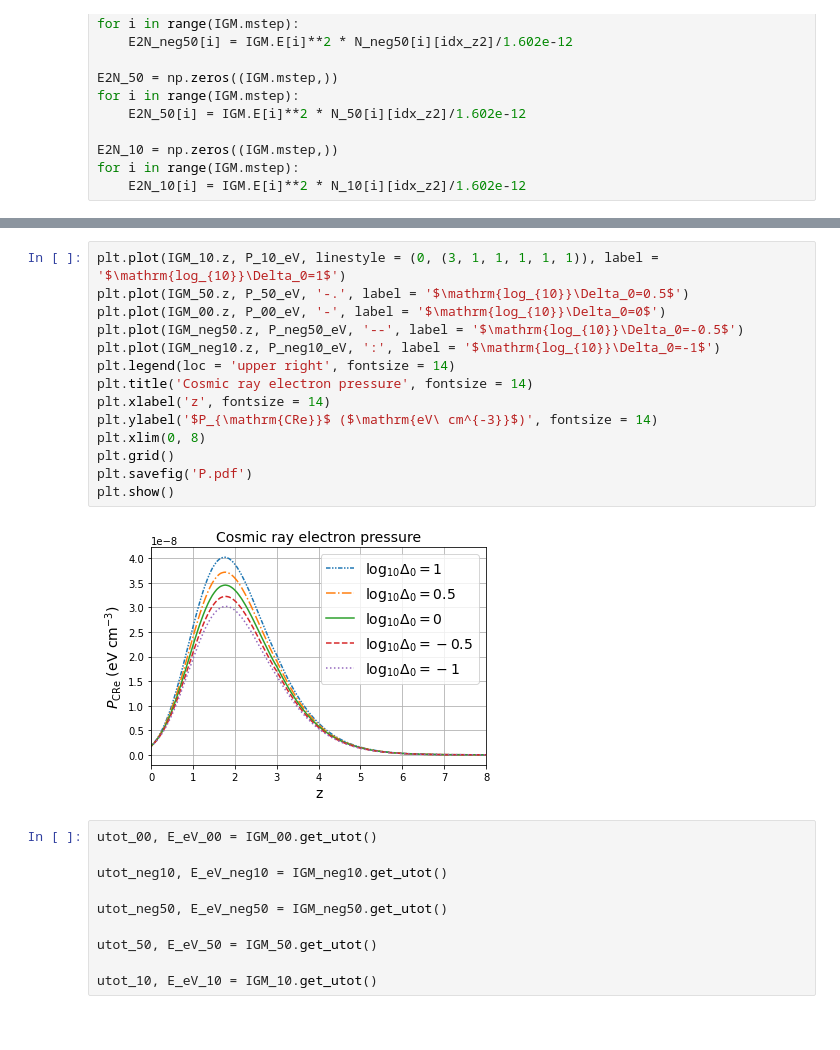
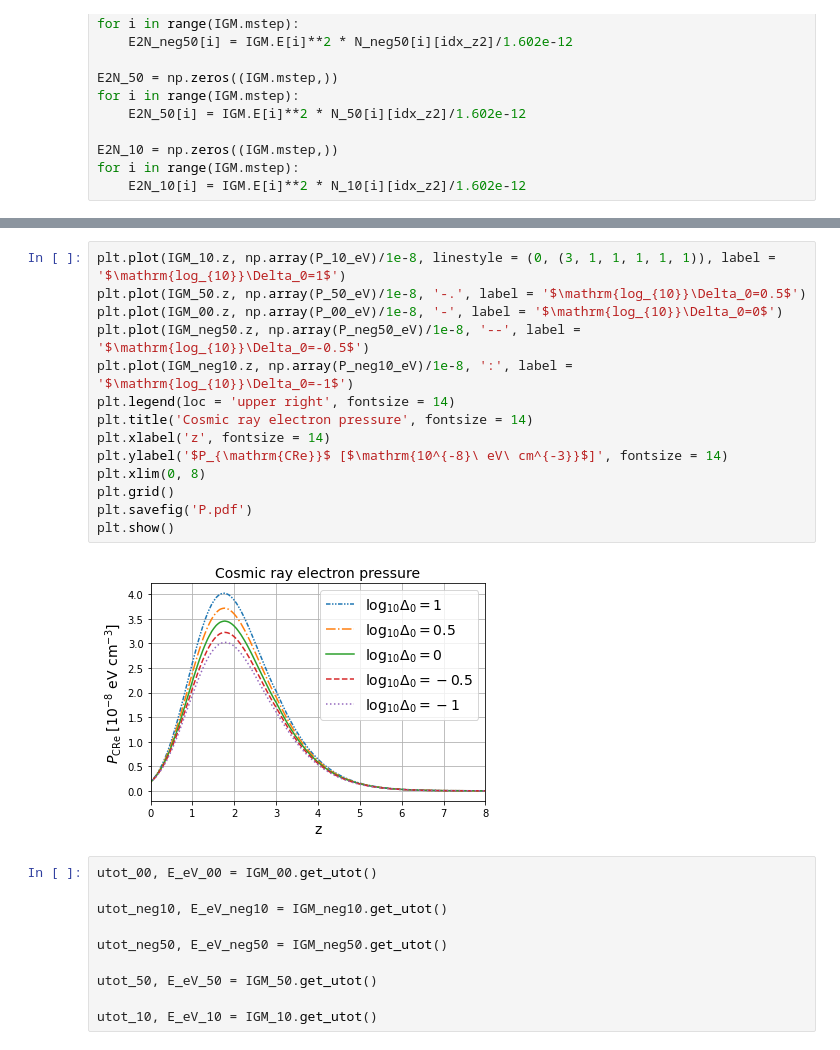
Before and after one commit to hirata10/IGMCRProject, a Jupyter notebook: IGMCR/result.ipynb, the cells around one changed output, grey strips where cells are left out. Saved outputs shown, nothing was run; the diff lists cells and outputs as text.

```diff
--- a/IGMCR/result.ipynb
+++ b/IGMCR/result.ipynb
@@ -192,19 +192,19 @@ plt.show()
 # %%
-plt.plot(IGM_10.z, P_10_eV, linestyle = (0, (3, 1, 1, 1, 1, 1)), label = '$\mathrm{log_{10}}\Delta_0=1$')
-plt.plot(IGM_50.z, P_50_eV, '-.', label = '$\mathrm{log_{10}}\Delta_0=0.5$')
-plt.plot(IGM_00.z, P_00_eV, '-', label = '$\mathrm{log_{10}}\Delta_0=0$')
-plt.plot(IGM_neg50.z, P_neg50_eV, '--', label = '$\mathrm{log_{10}}\Delta_0=-0.5$')
-plt.plot(IGM_neg10.z, P_neg10_eV, ':', label = '$\mathrm{log_{10}}\Delta_0=-1$')
+plt.plot(IGM_10.z, np.array(P_10_eV)/1e-8, linestyle = (0, (3, 1, 1, 1, 1, 1)), label = '$\mathrm{log_{10}}\Delta_0=1$')
+plt.plot(IGM_50.z, np.array(P_50_eV)/1e-8, '-.', label = '$\mathrm{log_{10}}\Delta_0=0.5$')
+plt.plot(IGM_00.z, np.array(P_00_eV)/1e-8, '-', label = '$\mathrm{log_{10}}\Delta_0=0$')
+plt.plot(IGM_neg50.z, np.array(P_neg50_eV)/1e-8, '--', label = '$\mathrm{log_{10}}\Delta_0=-0.5$')
+plt.plot(IGM_neg10.z, np.array(P_neg10_eV)/1e-8, ':', label = '$\mathrm{log_{10}}\Delta_0=-1$')
 plt.legend(loc = 'upper right', fontsize = 14)
 plt.title('Cosmic ray electron pressure', fontsize = 14)
 plt.xlabel('z', fontsize = 14)
-plt.ylabel('$P_{\mathrm{CRe}}$ ($\mathrm{eV\ cm^{-3}}$)', fontsize = 14)
+plt.ylabel('$P_{\mathrm{CRe}}$ [$\mathrm{10^{-8}\ eV\ cm^{-3}}$]', fontsize = 14)
 plt.xlim(0, 8)
 plt.grid()
 plt.savefig('P.pdf')
 plt.show()
 # %% [output]
-[figure, old version]
+[figure, new version]
 # %%
 utot_00, E_eV_00 = IGM_00.get_utot()
 
```
Also changed, not shown: parts of 7 cells of this notebook, 4 other files.
